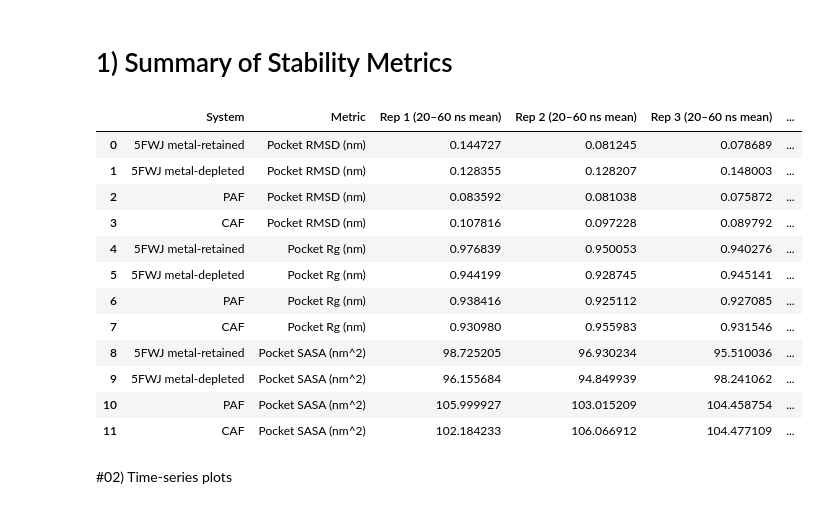
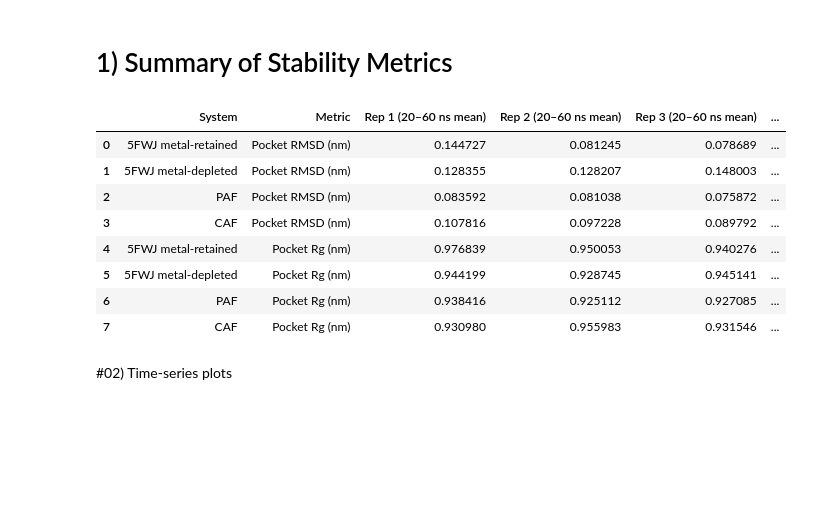
Before and after one commit to ayyoung994/Benchmarking-AlphaFold_JCIM, a Jupyter notebook: analysis/05_MD_post_analyses_calculation_and_summary/06_analysis_scripts/MD_post_analyses_summary_and_plotting.ipynb, the cells around one changed output. Saved outputs shown, nothing was run; the diff lists cells and outputs as text; code cells hidden in the pictures; blank space fills up the shorter version.

```diff
--- a/analysis/05_MD_post_analyses_calculation_and_summary/06_analysis_scripts/MD_post_analyses_summary_and_plotting.ipynb
+++ b/analysis/05_MD_post_analyses_calculation_and_summary/06_analysis_scripts/MD_post_analyses_summary_and_plotting.ipynb
@@ -949,6 +949,7 @@ POCKET_METRICS = {
             ],
         },
     },
+
     "Pocket Rg (nm)": {
         "files": {
             "5FWJ metal-retained": [
@@ -970,30 +971,6 @@ POCKET_METRICS = {
                 "rg_pocket_CAF_rep1.xvg",
                 "rg_pocket_CAF_rep2.xvg",
                 "rg_pocket_CAF_rep3.xvg",
-            ],
-        },
-    },
-    "Pocket SASA (nm^2)": {
-        "files": {
-            "5FWJ metal-retained": [
-                "sasa_jmjc_and_pocket_holo_rep1.xvg",
-                "sasa_jmjc_and_pocket_holo_rep2.xvg",
-                "sasa_jmjc_and_pocket_holo_rep3.xvg",
-            ],
-            "5FWJ metal-depleted": [
-                "sasa_jmjc_and_pocket_apo_rep1.xvg",
-                "sasa_jmjc_and_pocket_apo_rep2.xvg",
-                "sasa_jmjc_and_pocket_apo_rep3.xvg",
-            ],
-            "PAF": [
-                "sasa_jmjc_and_pocket_PAF_rep1.xvg",
-                "sasa_jmjc_and_pocket_PAF_rep2.xvg",
-                "sasa_jmjc_and_pocket_PAF_rep3.xvg",
-            ],
-            "CAF": [
-                "sasa_jmjc_and_pocket_CAF_rep1.xvg",
-                "sasa_jmjc_and_pocket_CAF_rep2.xvg",
-                "sasa_jmjc_and_pocket_CAF_rep3.xvg",
             ],
         },
     },
@@ -1043,37 +1020,33 @@ for metric_name, cfg in POCKET_METRICS.items():
         files3 = cfg["files"][system]
         rep_means, mu, sd = summarize_metric(files3)
 
         rows.append({
             "System": system,
             "Metric": metric_name,
             "Rep 1 (20–60 ns mean)": rep_means[0],
             "Rep 2 (20–60 ns mean)": rep_means[1],
             "Rep 3 (20–60 ns mean)": rep_means[2],
             "Replica-avg (mean ± SD)": f"{mu:.3f} ± {sd:.3f}",
         })
 
 df_pocket = pd.DataFrame(rows)
 display(df_pocket)
 
 # Optional:
 for system in SYSTEMS:
     df_sys = df_pocket[df_pocket["System"] == system].copy()
     df_sys.to_csv(f"Table_Pocket_Stability_20-60ns_{system}.csv", index=False)
     df_pocket.to_csv("/content/pocket_summary_all_systems.csv", index=False)
 # %% [output]
 |  | System | Metric | Rep 1 (20–60 ns mean) | Rep 2 (20–60 ns mean) | Rep 3 (20–60 ns mean) | ... |
 | 0 | 5FWJ metal-retained | Pocket RMSD (nm) | 0.144727 | 0.081245 | 0.078689 | ... |
 | 1 | 5FWJ metal-depleted | Pocket RMSD (nm) | 0.128355 | 0.128207 | 0.148003 | ... |
 | 2 | PAF | Pocket RMSD (nm) | 0.083592 | 0.081038 | 0.075872 | ... |
 | 3 | CAF | Pocket RMSD (nm) | 0.107816 | 0.097228 | 0.089792 | ... |
 | 4 | 5FWJ metal-retained | Pocket Rg (nm) | 0.976839 | 0.950053 | 0.940276 | ... |
 | 5 | 5FWJ metal-depleted | Pocket Rg (nm) | 0.944199 | 0.928745 | 0.945141 | ... |
 | 6 | PAF | Pocket Rg (nm) | 0.938416 | 0.925112 | 0.927085 | ... |
 | 7 | CAF | Pocket Rg (nm) | 0.930980 | 0.955983 | 0.931546 | ... |
-| 8 | 5FWJ metal-retained | Pocket SASA (nm^2) | 98.725205 | 96.930234 | 95.510036 | ... |
-| 9 | 5FWJ metal-depleted | Pocket SASA (nm^2) | 96.155684 | 94.849939 | 98.241062 | ... |
-| 10 | PAF | Pocket SASA (nm^2) | 105.999927 | 103.015209 | 104.458754 | ... |
-| 11 | CAF | Pocket SASA (nm^2) | 102.184233 | 106.066912 | 104.477109 | ... |
 # %% [markdown]
 #02) Time-series plots
 # %%
```
Also changed, not shown: parts of 1 cell of this notebook.
